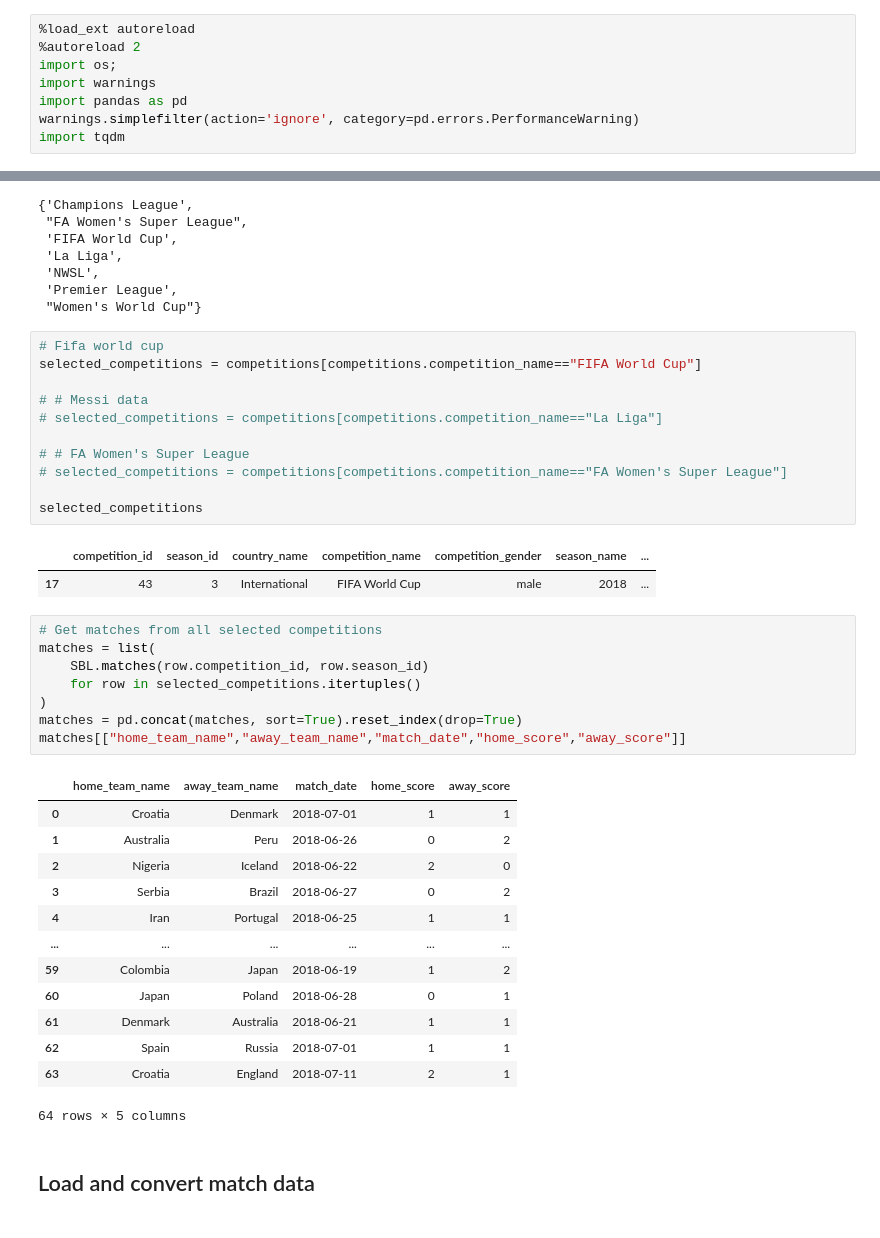
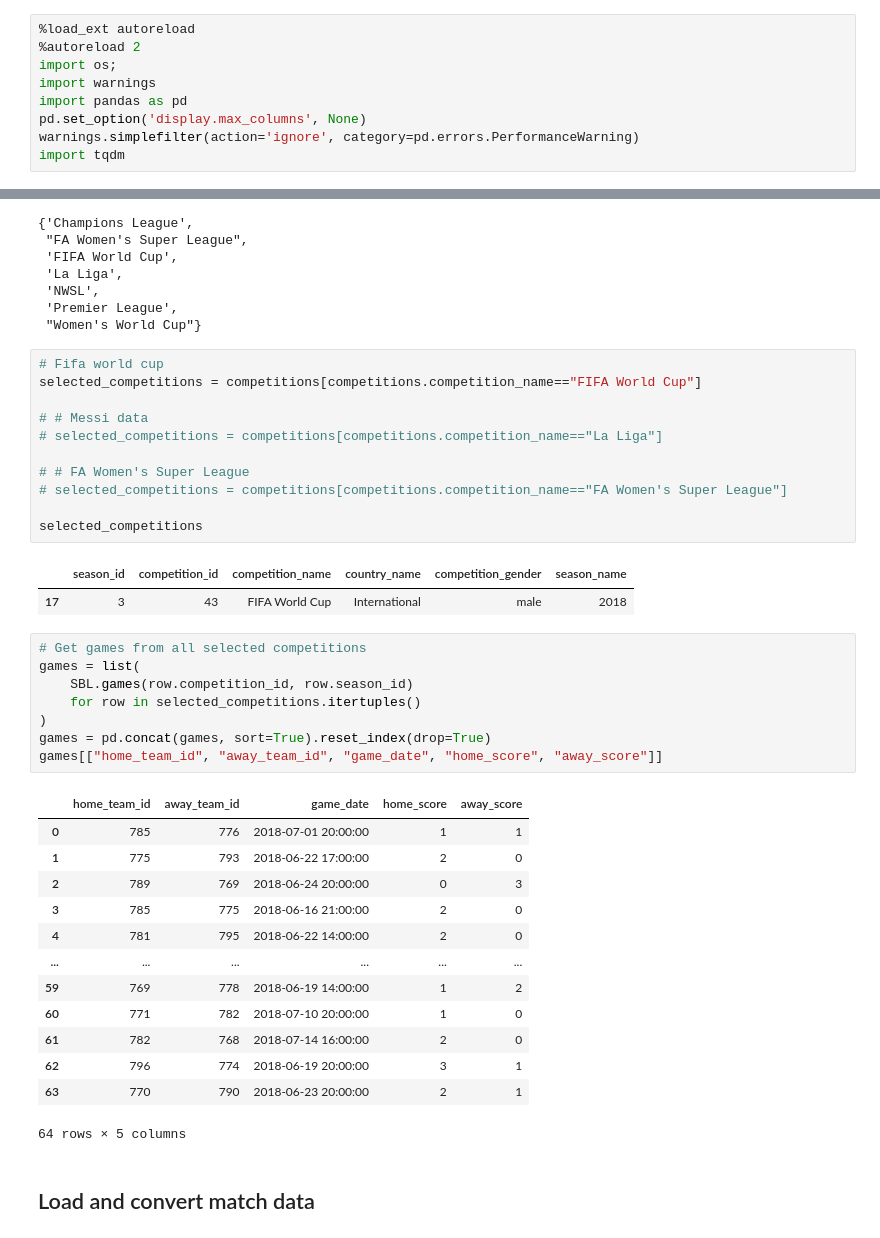
Before and after one commit to ML-KULeuven/socceraction, a Jupyter notebook: public-notebooks/1-load-and-convert-statsbomb-data.ipynb, the cells around one changed output, grey strips where cells are left out. Drawn from its saved outputs; the diff is of its cells as text.

```diff
--- a/public-notebooks/1-load-and-convert-statsbomb-data.ipynb
+++ b/public-notebooks/1-load-and-convert-statsbomb-data.ipynb
@@ -6,5 +6,6 @@
 import os;
 import warnings
 import pandas as pd
+pd.set_option('display.max_columns', None)
 warnings.simplefilter(action='ignore', category=pd.errors.PerformanceWarning)
 import tqdm
@@ -49,29 +48,29 @@ selected_competitions = competitions[competitions.competition_name=="FIFA World
 
 selected_competitions
 # %% [output]
-|  | competition_id | season_id | country_name | competition_name | competition_gender | season_name | ... |
-| 17 | 43 | 3 | International | FIFA World Cup | male | 2018 | ... |
+|  | season_id | competition_id | competition_name | country_name | competition_gender | season_name |
+| 17 | 3 | 43 | FIFA World Cup | International | male | 2018 |
 # %%
-# Get matches from all selected competitions
-matches = list(
-    SBL.matches(row.competition_id, row.season_id)
+# Get games from all selected competitions
+games = list(
+    SBL.games(row.competition_id, row.season_id)
     for row in selected_competitions.itertuples()
 )
-matches = pd.concat(matches, sort=True).reset_index(drop=True)
-matches[["home_team_name","away_team_name","match_date","home_score","away_score"]]
+games = pd.concat(games, sort=True).reset_index(drop=True)
+games[["home_team_id", "away_team_id", "game_date", "home_score", "away_score"]]
 # %% [output]
-|  | home_team_name | away_team_name | match_date | home_score | away_score |
-| 0 | Croatia | Denmark | 2018-07-01 | 1 | 1 |
-| 1 | Australia | Peru | 2018-06-26 | 0 | 2 |
-| 2 | Nigeria | Iceland | 2018-06-22 | 2 | 0 |
-| 3 | Serbia | Brazil | 2018-06-27 | 0 | 2 |
-| 4 | Iran | Portugal | 2018-06-25 | 1 | 1 |
+|  | home_team_id | away_team_id | game_date | home_score | away_score |
+| 0 | 785 | 776 | 2018-07-01 20:00:00 | 1 | 1 |
+| 1 | 775 | 793 | 2018-06-22 17:00:00 | 2 | 0 |
+| 2 | 789 | 769 | 2018-06-24 20:00:00 | 0 | 3 |
+| 3 | 785 | 775 | 2018-06-16 21:00:00 | 2 | 0 |
+| 4 | 781 | 795 | 2018-06-22 14:00:00 | 2 | 0 |
 | ... | ... | ... | ... | ... | ... |
-| 59 | Colombia | Japan | 2018-06-19 | 1 | 2 |
-| 60 | Japan | Poland | 2018-06-28 | 0 | 1 |
-| 61 | Denmark | Australia | 2018-06-21 | 1 | 1 |
-| 62 | Spain | Russia | 2018-07-01 | 1 | 1 |
-| 63 | Croatia | England | 2018-07-11 | 2 | 1 |
+| 59 | 769 | 778 | 2018-06-19 14:00:00 | 1 | 2 |
+| 60 | 771 | 782 | 2018-07-10 20:00:00 | 1 | 0 |
+| 61 | 782 | 768 | 2018-07-14 16:00:00 | 2 | 0 |
+| 62 | 796 | 774 | 2018-06-19 20:00:00 | 3 | 1 |
+| 63 | 770 | 790 | 2018-06-23 20:00:00 | 2 | 1 |
 64 rows × 5 columns
 # %% [markdown]
 ## Load and convert match data
```
Also changed, not shown: parts of 7 cells of this notebook, 55 other files.
